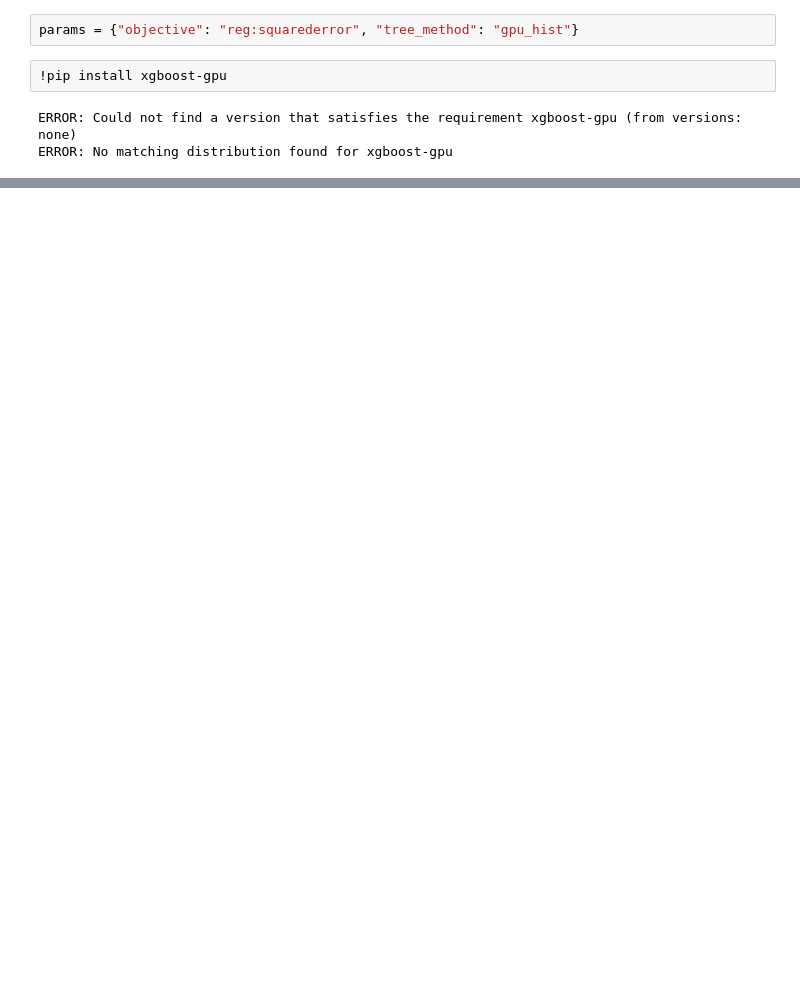
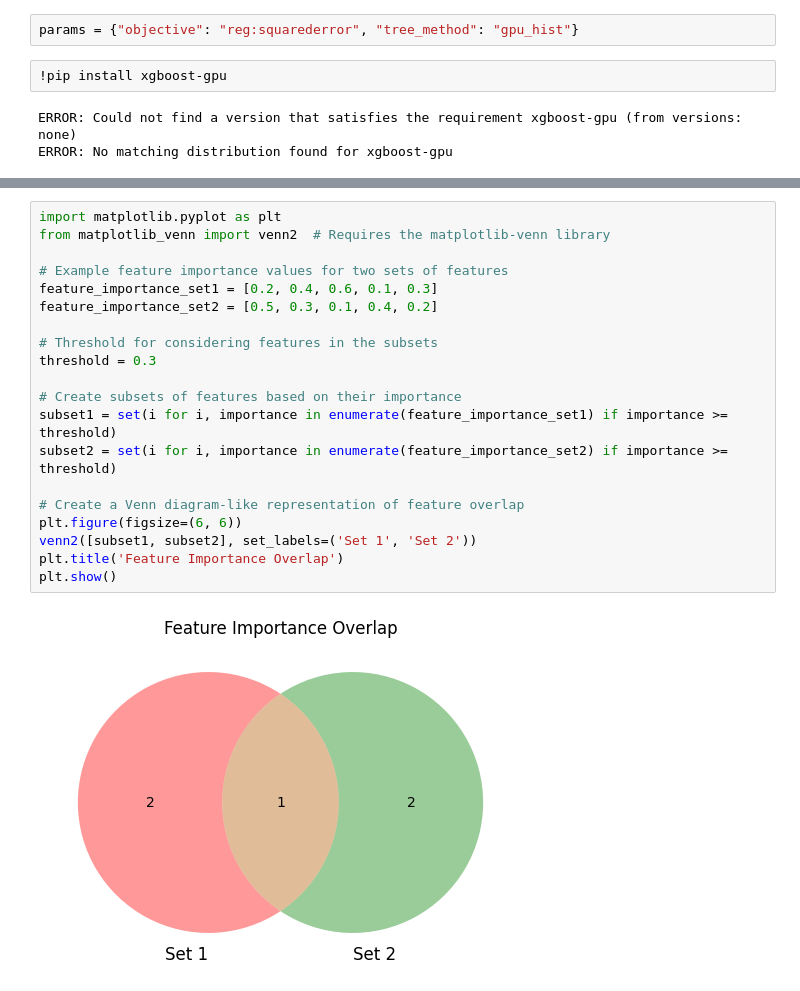
Before and after one commit to mahima124/githubtest, a Jupyter notebook: perovskite.ipynb, the cells around one changed output, grey strips where cells are left out. Drawn from its saved outputs; the diff is of its cells as text; blank space fills up the shorter version.

```diff
--- a/perovskite.ipynb
+++ b/perovskite.ipynb
@@ -207,0 +438,22 @@ ERROR: No matching distribution found for xgboost-cpu
+# %%
+import matplotlib.pyplot as plt
+from matplotlib_venn import venn2  # Requires the matplotlib-venn library
+
+# Example feature importance values for two sets of features
+feature_importance_set1 = [0.2, 0.4, 0.6, 0.1, 0.3]
+feature_importance_set2 = [0.5, 0.3, 0.1, 0.4, 0.2]
+
+# Threshold for considering features in the subsets
+threshold = 0.3
+
+# Create subsets of features based on their importance
+subset1 = set(i for i, importance in enumerate(feature_importance_set1) if importance >= threshold)
+subset2 = set(i for i, importance in enumerate(feature_importance_set2) if importance >= threshold)
+
+# Create a Venn diagram-like representation of feature overlap
+plt.figure(figsize=(6, 6))
+venn2([subset1, subset2], set_labels=('Set 1', 'Set 2'))
+plt.title('Feature Importance Overlap')
+plt.show()
+# %% [output]
+[figure, added]
```
Also changed, not shown: parts of 31 cells of this notebook.
